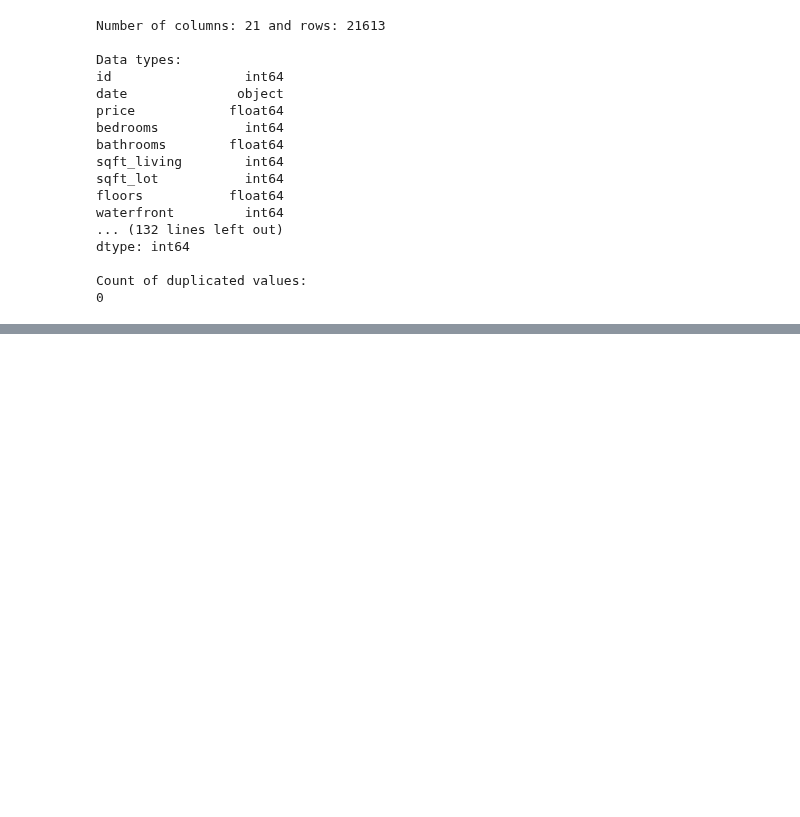
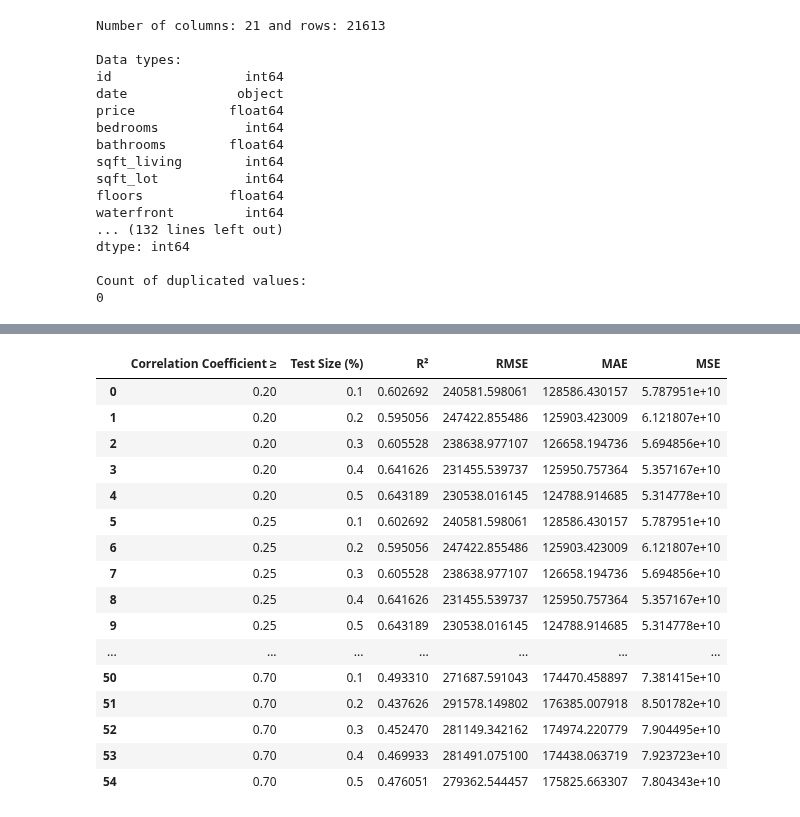
Before and after one commit to martaverfer/mini-project-ironkaggle, a Jupyter notebook: main.ipynb, the cells around one changed output, grey strips where cells are left out. Drawn from its saved outputs; the diff is of its cells as text; code cells hidden in the pictures; blank space fills up the shorter version.

```diff
--- a/main.ipynb
+++ b/main.ipynb
@@ -192,0 +153,3 @@ R² Score: 0.5950562192898906
+# %%
+# Selecting feautures
+correlated_columns = dt.selecting_features(df, corr_coef=0.25)
@@ -192,0 +160,2 @@ R² Score: 0.5950562192898906
+# %%
+X_train, X_test, y_train, y_test = dt.select_training_set(df, correlated_columns, test_size=0.4)
@@ -192,0 +165,3 @@ R² Score: 0.5950562192898906
+# %%
+results_df, results_list = dt.train_decision_tree(X_train, X_test, y_train, y_test)
+results_df.head()
@@ -192,0 +198,3 @@ R² Score: 0.5950562192898906
+# %%
+# Evaluating different features
+results_df = dt.evaluate_different_correlations(df)
@@ -192,0 +219,21 @@ R² Score: 0.5950562192898906
+# %%
+# A resume of metrics for test_size and features
+results_df.head(55)
+# %% [output]
+|  | Correlation Coefficient ≥ | Test Size (%) | R² | RMSE | MAE | MSE |
+| 0 | 0.20 | 0.1 | 0.602692 | 240581.598061 | 128586.430157 | 5.787951e+10 |
+| 1 | 0.20 | 0.2 | 0.595056 | 247422.855486 | 125903.423009 | 6.121807e+10 |
+| 2 | 0.20 | 0.3 | 0.605528 | 238638.977107 | 126658.194736 | 5.694856e+10 |
+| 3 | 0.20 | 0.4 | 0.641626 | 231455.539737 | 125950.757364 | 5.357167e+10 |
+| 4 | 0.20 | 0.5 | 0.643189 | 230538.016145 | 124788.914685 | 5.314778e+10 |
+| 5 | 0.25 | 0.1 | 0.602692 | 240581.598061 | 128586.430157 | 5.787951e+10 |
+| 6 | 0.25 | 0.2 | 0.595056 | 247422.855486 | 125903.423009 | 6.121807e+10 |
+| 7 | 0.25 | 0.3 | 0.605528 | 238638.977107 | 126658.194736 | 5.694856e+10 |
+| 8 | 0.25 | 0.4 | 0.641626 | 231455.539737 | 125950.757364 | 5.357167e+10 |
+| 9 | 0.25 | 0.5 | 0.643189 | 230538.016145 | 124788.914685 | 5.314778e+10 |
+| ... | ... | ... | ... | ... | ... | ... |
+| 50 | 0.70 | 0.1 | 0.493310 | 271687.591043 | 174470.458897 | 7.381415e+10 |
+| 51 | 0.70 | 0.2 | 0.437626 | 291578.149802 | 176385.007918 | 8.501782e+10 |
+| 52 | 0.70 | 0.3 | 0.452470 | 281149.342162 | 174974.220779 | 7.904495e+10 |
+| 53 | 0.70 | 0.4 | 0.469933 | 281491.075100 | 174438.063719 | 7.923723e+10 |
+| 54 | 0.70 | 0.5 | 0.476051 | 279362.544457 | 175825.663307 | 7.804343e+10 |
```
Also changed, not shown: parts of 29 cells of this notebook, 1 other file.
